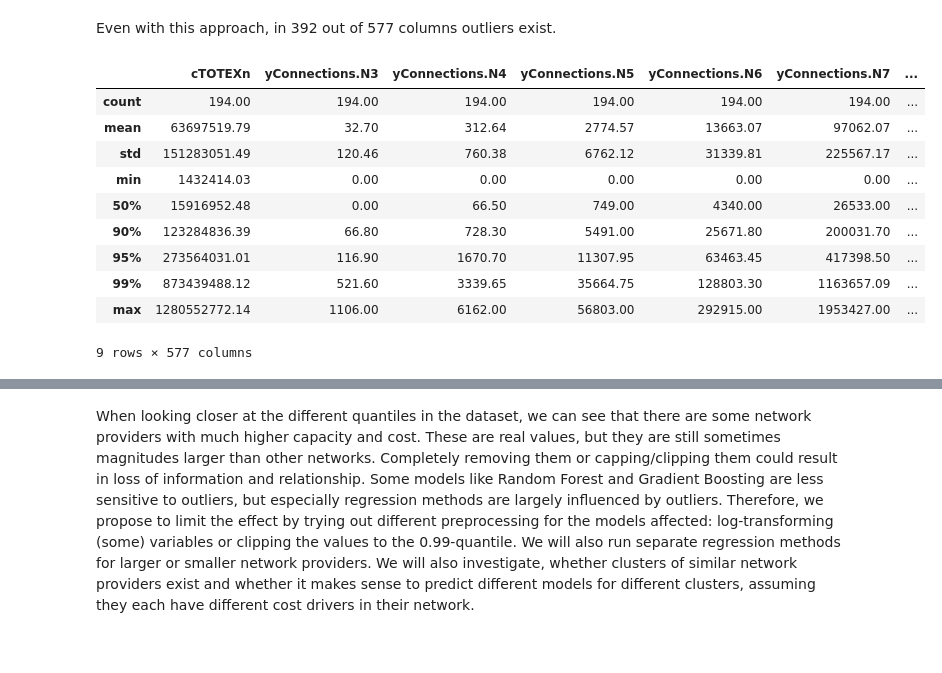
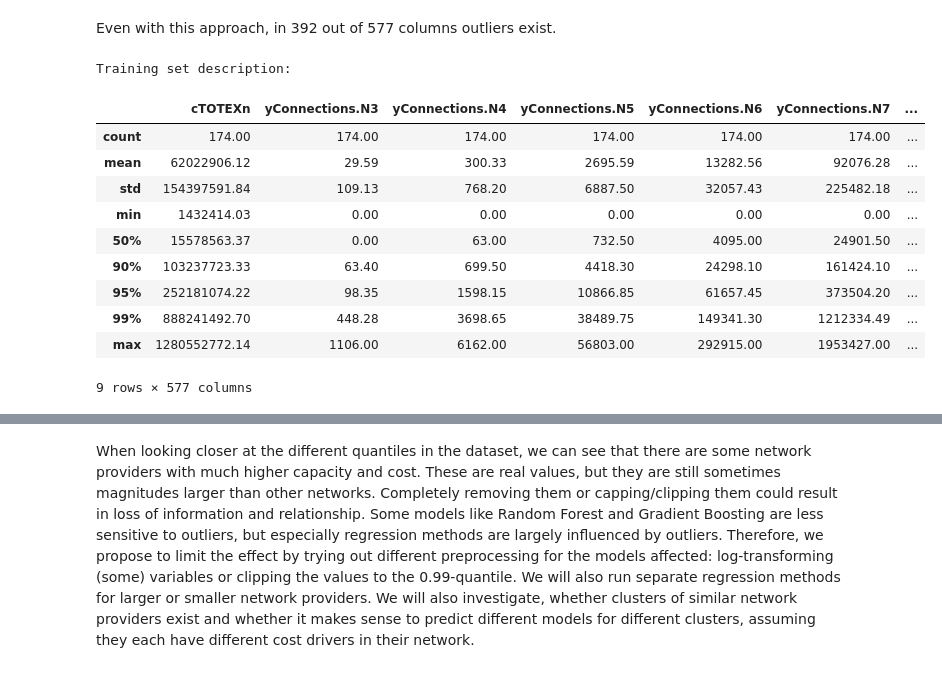
Before and after one commit to ducanhnguyen99/BNetzA, a Jupyter notebook: Duci/Data_Preprocessing.ipynb, the cells around one changed output, grey strips where cells are left out. Cells and saved outputs as stored; diff of their text form; code cells hidden in the pictures.

Commit message:
New Data Preprocessing and Transforming

```diff
--- a/Duci/Data_Preprocessing.ipynb
+++ b/Duci/Data_Preprocessing.ipynb
@@ -106,2 +102,12 @@ df_cleaned.select_dtypes(include=['object']).columns.tolist()
 # %% [markdown]
 There are no categorical variables to one-hot-encode.
+# %%
+from sklearn.model_selection import train_test_split
+import pandas as pd
+
+# Split the data into training and validation sets (90% training, 10% validation)
+df_train, df_val = train_test_split(df_cleaned, test_size=0.1, random_state=42)
+
+# Check the size of the split datasets
+print("Size of df_train:", df_train.shape)
+print("Size of df_val:", df_val.shape)
@@ -151,3 +152,28 @@ df_imputed
 # %%
-df_imputed.isnull().sum().sum()
+from sklearn.model_selection import train_test_split
+from sklearn.impute import KNNImputer
+from sklearn.preprocessing import StandardScaler
+import pandas as pd
+
+# Initialize the StandardScaler
+scaler = StandardScaler()
+
+# Fit the scaler on the training data and transform both training and validation data
+df_train_scaled = scaler.fit_transform(df_train)
+df_val_scaled = scaler.transform(df_val)
+
+# Initialize the KNN Imputer
+imputer = KNNImputer(n_neighbors=3)
+
+# Fit the imputer on the training data and transform both training and validation data
+df_train_imputed_scaled = imputer.fit_transform(df_train_scaled)
+df_val_imputed_scaled = imputer.transform(df_val_scaled)
+
+# Inverse transform to convert the data back to the original scale
+df_train_imputed = scaler.inverse_transform(df_train_imputed_scaled)
+df_val_imputed = scaler.inverse_transform(df_val_imputed_scaled)
+
+# Convert the results back to DataFrames
+df_train_imputed = pd.DataFrame(df_train_imputed, columns=df_train.columns)
+df_val_imputed = pd.DataFrame(df_val_imputed, columns=df_val.columns)
 # %% [output]
@@ -210,16 +253,21 @@ outlier_df
 Even with this approach, in 392 out of 577 columns outliers exist.
 # %%
 pd.set_option("display.max_columns", 400)
-df_cleaned.describe(percentiles=[0.9, 0.95, 0.99])
+
+# Display the descriptive statistics for the training set
+train_description = df_train_imputed.describe(percentiles=[0.9, 0.95, 0.99])
+print("Training set description:")
+train_description
 # %% [output]
+Training set description:
 |  | cTOTEXn | yConnections.N3 | yConnections.N4 | yConnections.N5 | yConnections.N6 | yConnections.N7 | ... |
-| count | 194.00 | 194.00 | 194.00 | 194.00 | 194.00 | 194.00 | ... |
-| mean | 63697519.79 | 32.70 | 312.64 | 2774.57 | 13663.07 | 97062.07 | ... |
-| std | 151283051.49 | 120.46 | 760.38 | 6762.12 | 31339.81 | 225567.17 | ... |
+| count | 174.00 | 174.00 | 174.00 | 174.00 | 174.00 | 174.00 | ... |
+| mean | 62022906.12 | 29.59 | 300.33 | 2695.59 | 13282.56 | 92076.28 | ... |
+| std | 154397591.84 | 109.13 | 768.20 | 6887.50 | 32057.43 | 225482.18 | ... |
 | min | 1432414.03 | 0.00 | 0.00 | 0.00 | 0.00 | 0.00 | ... |
-| 50% | 15916952.48 | 0.00 | 66.50 | 749.00 | 4340.00 | 26533.00 | ... |
-| 90% | 123284836.39 | 66.80 | 728.30 | 5491.00 | 25671.80 | 200031.70 | ... |
-| 95% | 273564031.01 | 116.90 | 1670.70 | 11307.95 | 63463.45 | 417398.50 | ... |
-| 99% | 873439488.12 | 521.60 | 3339.65 | 35664.75 | 128803.30 | 1163657.09 | ... |
+| 50% | 15578563.37 | 0.00 | 63.00 | 732.50 | 4095.00 | 24901.50 | ... |
+| 90% | 103237723.33 | 63.40 | 699.50 | 4418.30 | 24298.10 | 161424.10 | ... |
+| 95% | 252181074.22 | 98.35 | 1598.15 | 10866.85 | 61657.45 | 373504.20 | ... |
+| 99% | 888241492.70 | 448.28 | 3698.65 | 38489.75 | 149341.30 | 1212334.49 | ... |
 | max | 1280552772.14 | 1106.00 | 6162.00 | 56803.00 | 292915.00 | 1953427.00 | ... |
-9 rows × 577 columns
+9 rows × 577 columns
```
Also changed, not shown: parts of 12 cells of this notebook, 6 other files.
